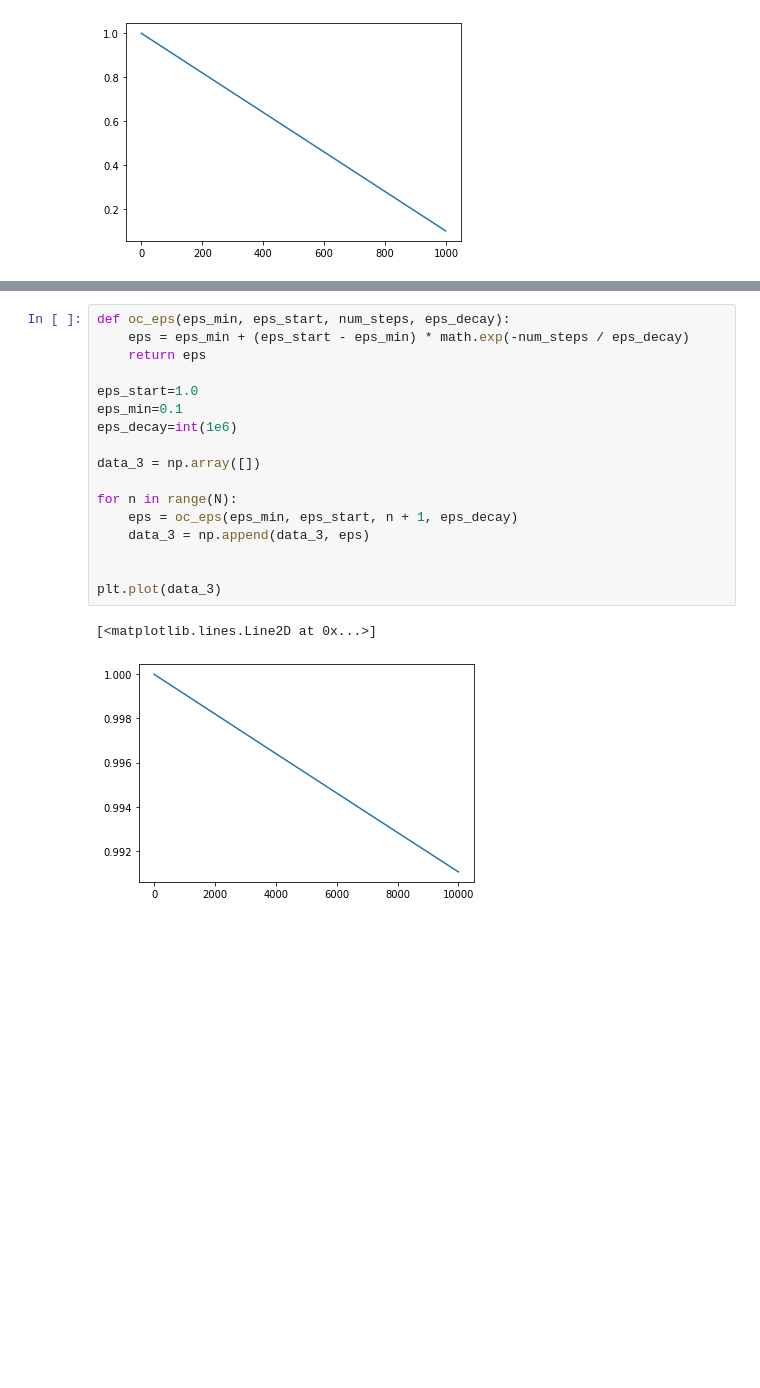
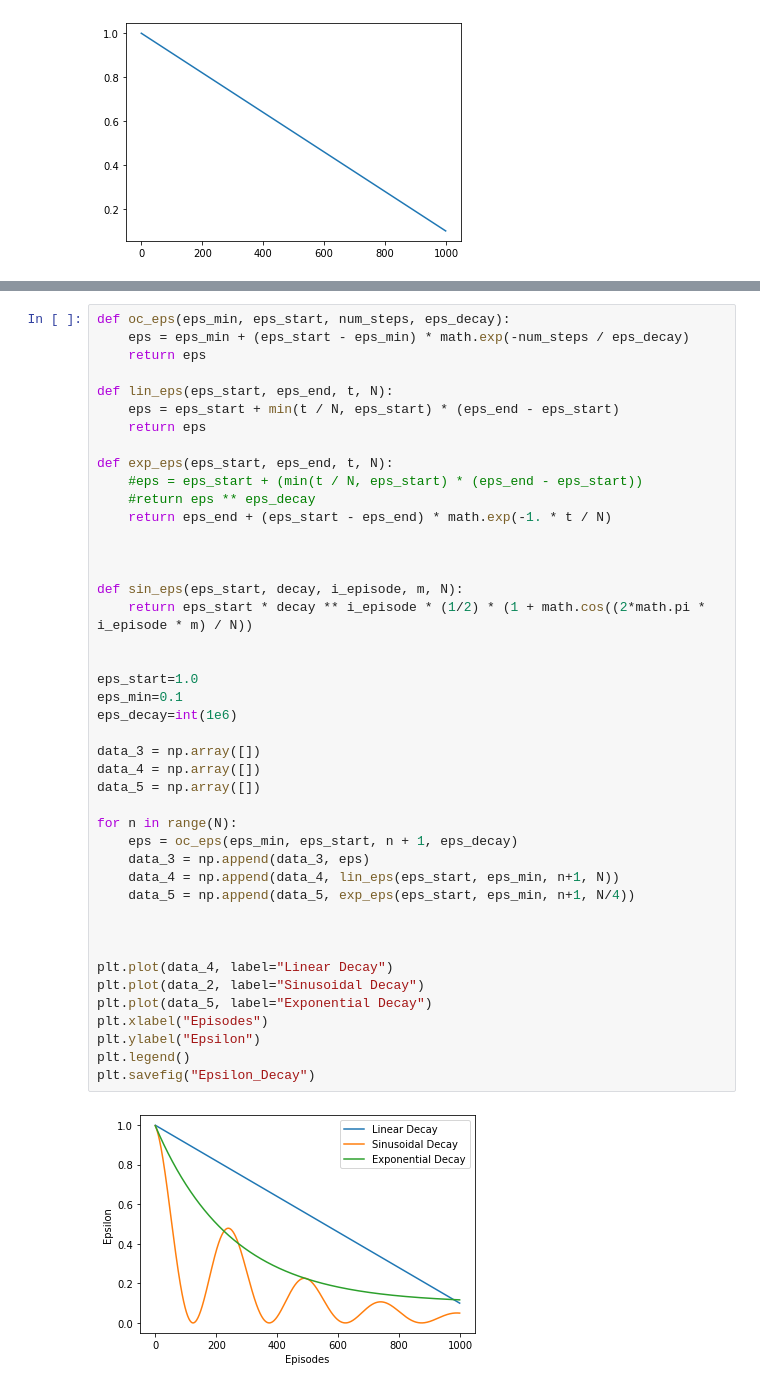
Before and after one commit to jonasbarth/mario-rl-client, a Jupyter notebook: ddqn_2/train.ipynb, the cells around one changed output, grey strips where cells are left out. Cells and saved outputs as stored; diff of their text form; blank space fills up the shorter version.

```diff
--- a/ddqn_2/train.ipynb
+++ b/ddqn_2/train.ipynb
@@ -118,20 +127,45 @@ plt.plot(data_2)
-# %%
-def oc_eps(eps_min, eps_start, num_steps, eps_decay):
-    eps = eps_min + (eps_start - eps_min) * math.exp(-num_steps / eps_decay)
-    return eps
-
-eps_start=1.0
-eps_min=0.1
-eps_decay=int(1e6)
-
-data_3 = np.array([])
-
-for n in range(N):
-    eps = oc_eps(eps_min, eps_start, n + 1, eps_decay)
-    data_3 = np.append(data_3, eps)
-
-
-plt.plot(data_3)
-# %% [output]
-[<matplotlib.lines.Line2D at 0x...>]
-[figure, removed]
+# %%
+def oc_eps(eps_min, eps_start, num_steps, eps_decay):
+    eps = eps_min + (eps_start - eps_min) * math.exp(-num_steps / eps_decay)
+    return eps
+
+def lin_eps(eps_start, eps_end, t, N):
+    eps = eps_start + min(t / N, eps_start) * (eps_end - eps_start)
+    return eps
+
+def exp_eps(eps_start, eps_end, t, N):
+    #eps = eps_start + (min(t / N, eps_start) * (eps_end - eps_start))
+    #return eps ** eps_decay
+    return eps_end + (eps_start - eps_end) * math.exp(-1. * t / N)
+
+
+
+def sin_eps(eps_start, decay, i_episode, m, N):
+    return eps_start * decay ** i_episode * (1/2) * (1 + math.cos((2*math.pi * i_episode * m) / N))
+
+
+eps_start=1.0
+eps_min=0.1
+eps_decay=int(1e6)
+
+data_3 = np.array([])
+data_4 = np.array([])
+data_5 = np.array([])
+
+for n in range(N):
+    eps = oc_eps(eps_min, eps_start, n + 1, eps_decay)
+    data_3 = np.append(data_3, eps)
+    data_4 = np.append(data_4, lin_eps(eps_start, eps_min, n+1, N))
+    data_5 = np.append(data_5, exp_eps(eps_start, eps_min, n+1, N/4))
+
+
+
+plt.plot(data_4, label="Linear Decay")
+plt.plot(data_2, label="Sinusoidal Decay")
+plt.plot(data_5, label="Exponential Decay")
+plt.xlabel("Episodes")
+plt.ylabel("Epsilon")
+plt.legend()
+plt.savefig("Epsilon_Decay")
+# %% [output]
+[figure, added]
```
Also changed, not shown: parts of 4 cells of this notebook, 57 other files.
